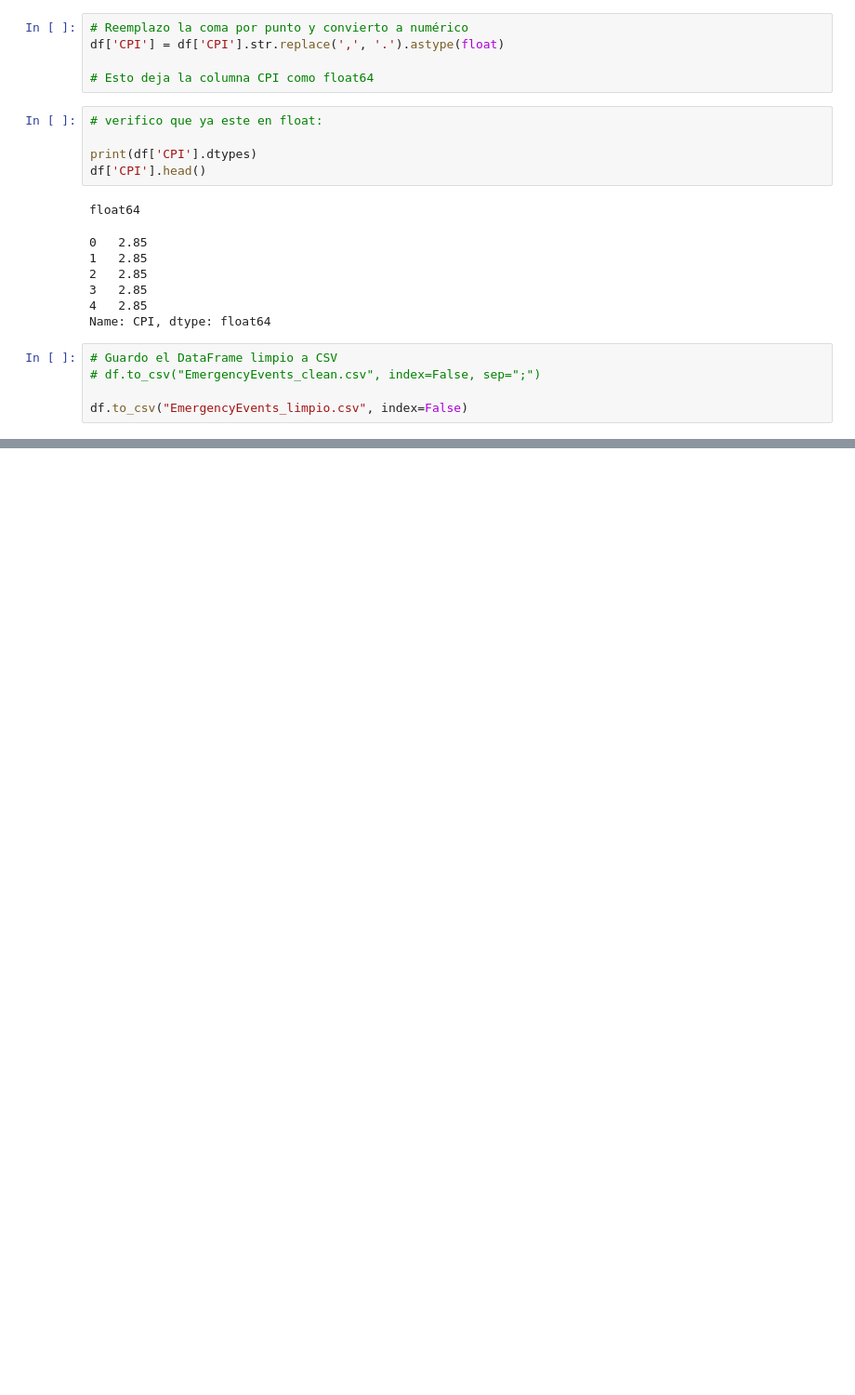
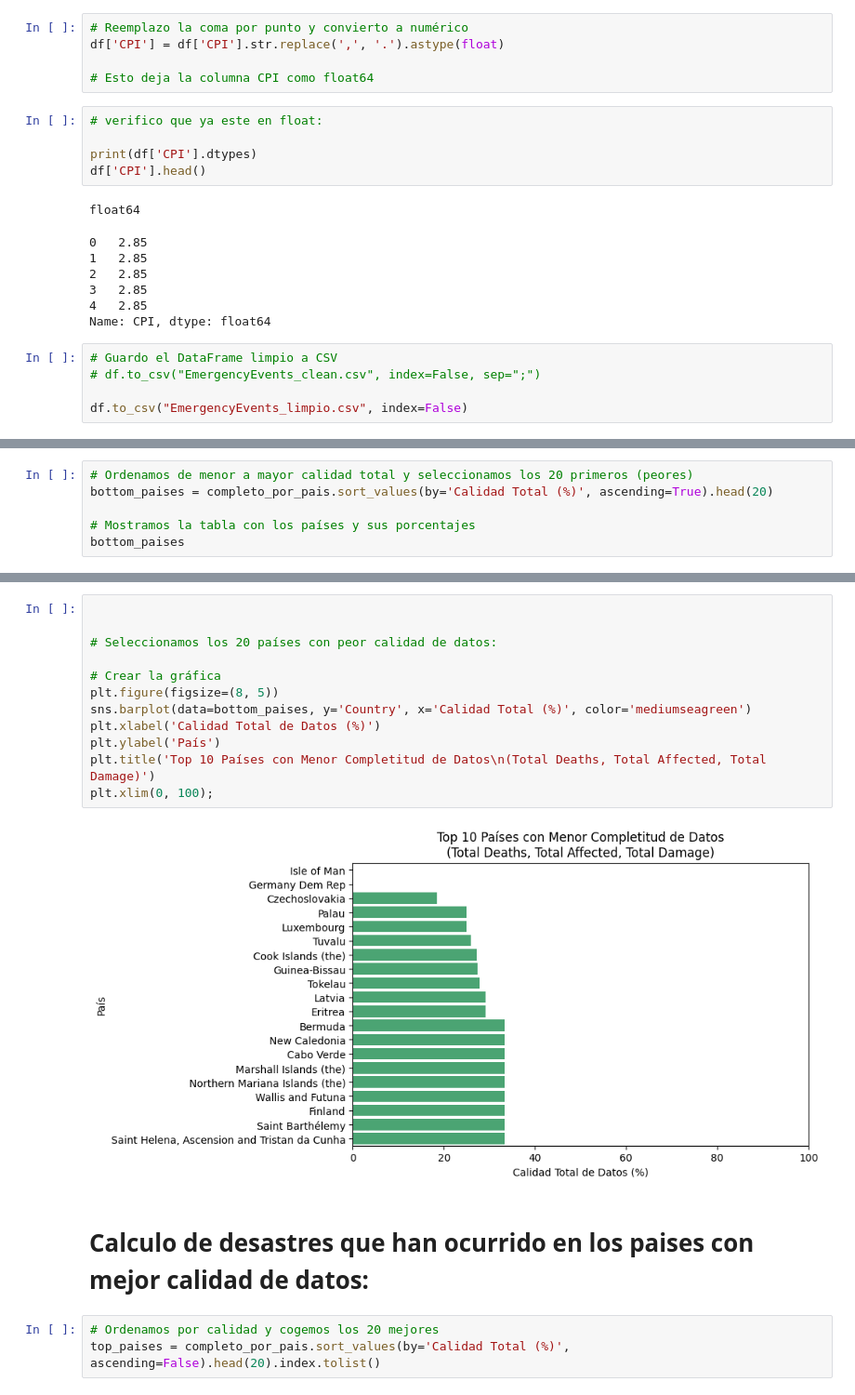
Before and after one commit to CristinaMSF/Cris-Isa, a Jupyter notebook: limpieza.ipynb, the cells around one changed output, grey strips where cells are left out. Shown at 93% size. Cells and saved outputs as stored; diff of their text form; blank space fills up the shorter version.

```diff
--- a/limpieza.ipynb
+++ b/limpieza.ipynb
@@ -1028,0 +1097,6 @@ df.to_csv("EmergencyEvents_limpio.csv", index=False)
+# %%
+# Ordenamos de menor a mayor calidad total y seleccionamos los 20 primeros (peores)
+bottom_paises = completo_por_pais.sort_values(by='Calidad Total (%)', ascending=True).head(20)
+
+# Mostramos la tabla con los países y sus porcentajes
+bottom_paises
@@ -1028,0 +1122,19 @@ df.to_csv("EmergencyEvents_limpio.csv", index=False)
+# %%
+
+
+# Seleccionamos los 20 países con peor calidad de datos:
+
+# Crear la gráfica
+plt.figure(figsize=(8, 5))
+sns.barplot(data=bottom_paises, y='Country', x='Calidad Total (%)', color='mediumseagreen')
+plt.xlabel('Calidad Total de Datos (%)')
+plt.ylabel('País')
+plt.title('Top 10 Países con Menor Completitud de Datos\n(Total Deaths, Total Affected, Total Damage)')
+plt.xlim(0, 100);
+# %% [output]
+[figure, added]
+# %% [markdown]
+# Calculo de desastres que han ocurrido en los paises con mejor calidad de datos:
+# %%
+# Ordenamos por calidad y cogemos los 20 mejores
+top_paises = completo_por_pais.sort_values(by='Calidad Total (%)', ascending=False).head(20).index.tolist()
```
Also changed, not shown: parts of 16 cells of this notebook, 1 other file.
